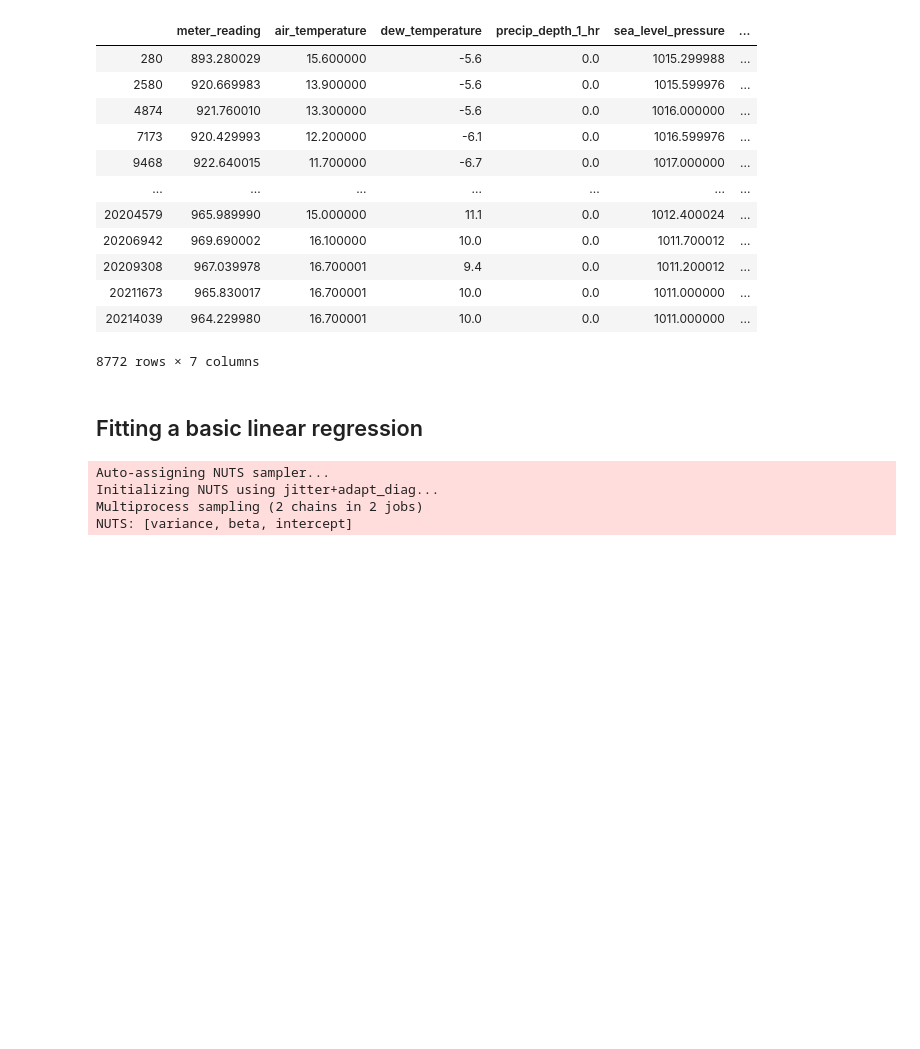
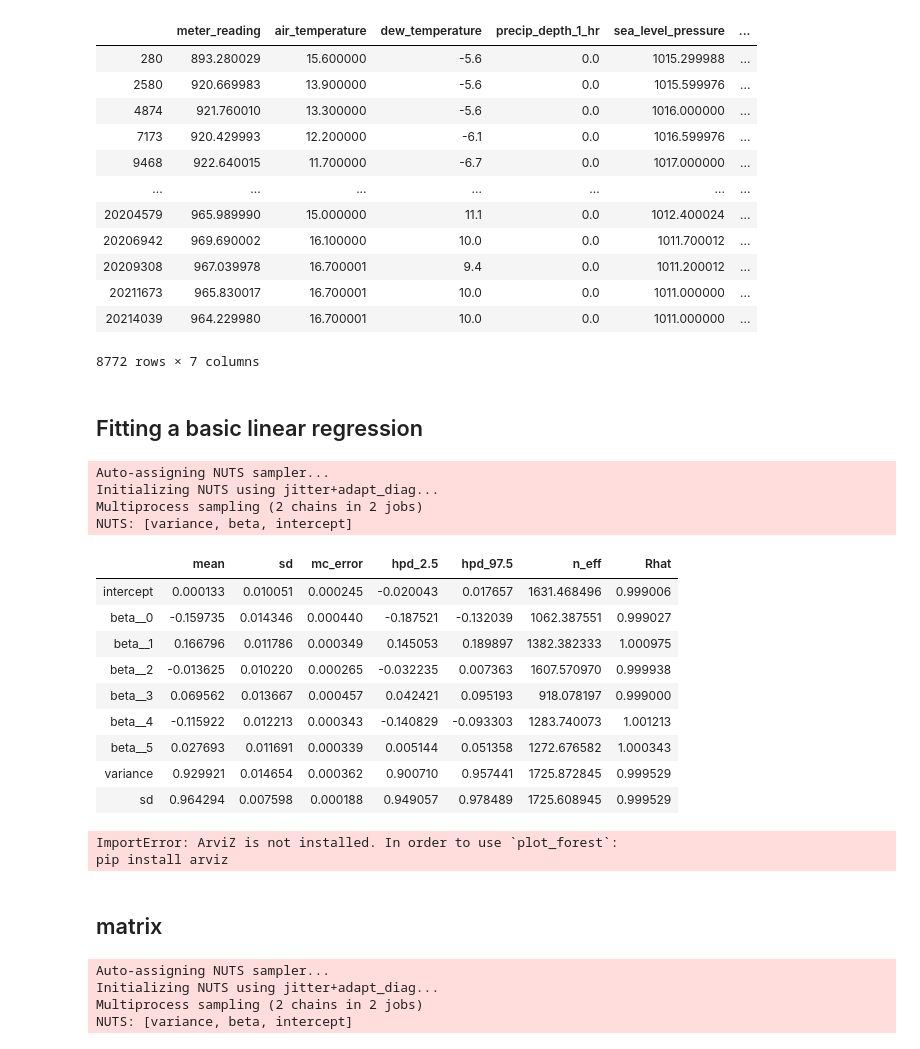
Before and after one commit to FangFeng-077/great-energy-predictor, a Jupyter notebook: hw_7_update.ipynb, the cells around one changed output. Drawn from its saved outputs; the diff is of its cells as text; code cells hidden in the pictures; blank space fills up the shorter version.

```diff
--- a/hw_7_update.ipynb
+++ b/hw_7_update.ipynb
@@ -272,3 +272,39 @@ df1
 df1 = (df1-df1.mean())/df1.std()
 # %%
 predictors =['air_temperature', 'dew_temperature', 'precip_depth_1_hr','sea_level_pressure', 'wind_direction', 'wind_speed']
+# %%
+multiple_model = pm.Model()
+with multiple_model:
+    intercept = pm.Normal('intercept')
+    beta      = pm.Normal('beta', shape=len(predictors))
+#    beta_dynamic = pm.Normal('beta_dynamic')
+    variance  = pm.InverseGamma('variance', alpha=0.1, beta=0.1)
+    sd        = pm.Deterministic('sd', variance**0.5)
+    yhat1  = intercept + pm.math.dot(df1[predictors].values, beta)
+#    yhat1 = intercept + pm.math.dot(df[predictors],beta) + pm.math.dot(df['timestamp'],beta_dynamic)
+    y   = pm.Normal('y', mu=yhat1, sd=sd, observed=df1['meter_reading'].values)
+
+    trace = pm.sample()
+# %% [output]
+Auto-assigning NUTS sampler...
+Initializing NUTS using jitter+adapt_diag...
+Multiprocess sampling (2 chains in 2 jobs)
+NUTS: [variance, beta, intercept]
+# %%
+pm.summary(trace)
+# %% [output]
+|  | mean | sd | mc_error | hpd_2.5 | hpd_97.5 | n_eff | Rhat |
+| intercept | 0.000133 | 0.010051 | 0.000245 | -0.020043 | 0.017657 | 1631.468496 | 0.999006 |
+| beta__0 | -0.159735 | 0.014346 | 0.000440 | -0.187521 | -0.132039 | 1062.387551 | 0.999027 |
+| beta__1 | 0.166796 | 0.011786 | 0.000349 | 0.145053 | 0.189897 | 1382.382333 | 1.000975 |
+| beta__2 | -0.013625 | 0.010220 | 0.000265 | -0.032235 | 0.007363 | 1607.570970 | 0.999938 |
+| beta__3 | 0.069562 | 0.013667 | 0.000457 | 0.042421 | 0.095193 | 918.078197 | 0.999000 |
+| beta__4 | -0.115922 | 0.012213 | 0.000343 | -0.140829 | -0.093303 | 1283.740073 | 1.001213 |
+| beta__5 | 0.027693 | 0.011691 | 0.000339 | 0.005144 | 0.051358 | 1272.676582 | 1.000343 |
+| variance | 0.929921 | 0.014654 | 0.000362 | 0.900710 | 0.957441 | 1725.872845 | 0.999529 |
+| sd | 0.964294 | 0.007598 | 0.000188 | 0.949057 | 0.978489 | 1725.608945 | 0.999529 |
+# %%
+pm.forestplot(trace,ylabels=['intercept'] + predictors + ['variance','sd']);
+# %% [output]
+ImportError: ArviZ is not installed. In order to use `plot_forest`:
+pip install arviz
@@ -275,3 +315,5 @@ predictors =['air_temperature', 'dew_temperature', 'precip_depth_1_hr','sea_leve
+# %% [markdown]
+## matrix
 # %%
 multiple_model = pm.Model()
 with multiple_model:
```
Also changed, not shown: parts of 10 cells of this notebook.
